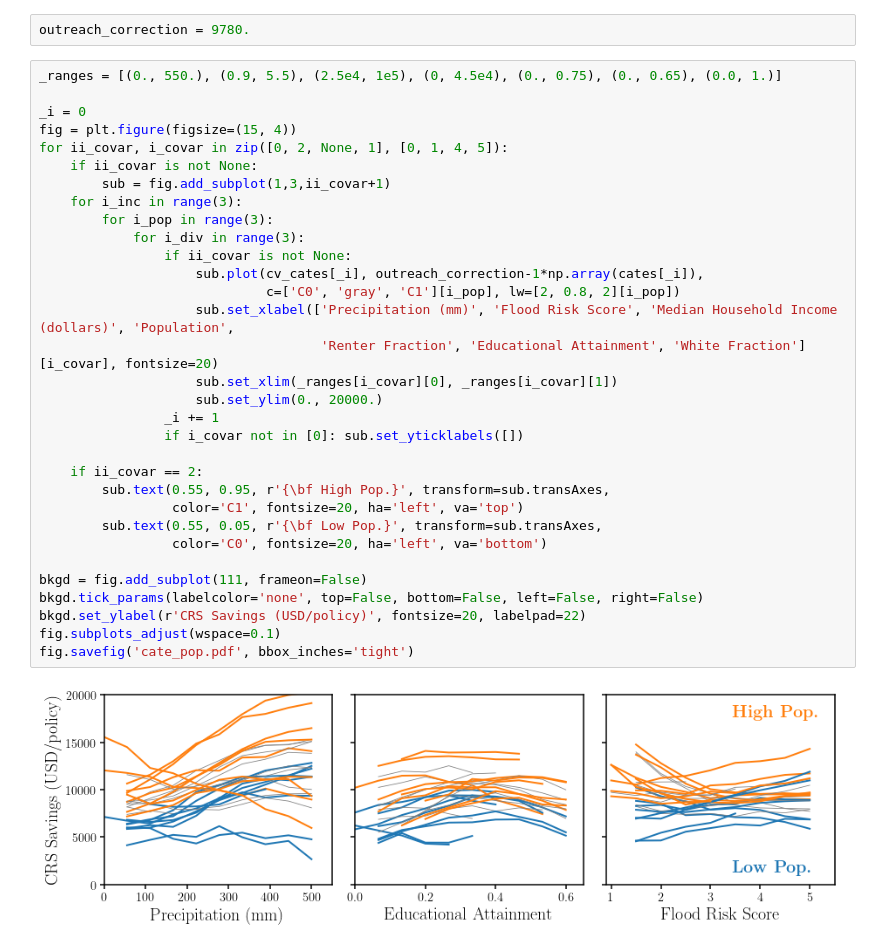
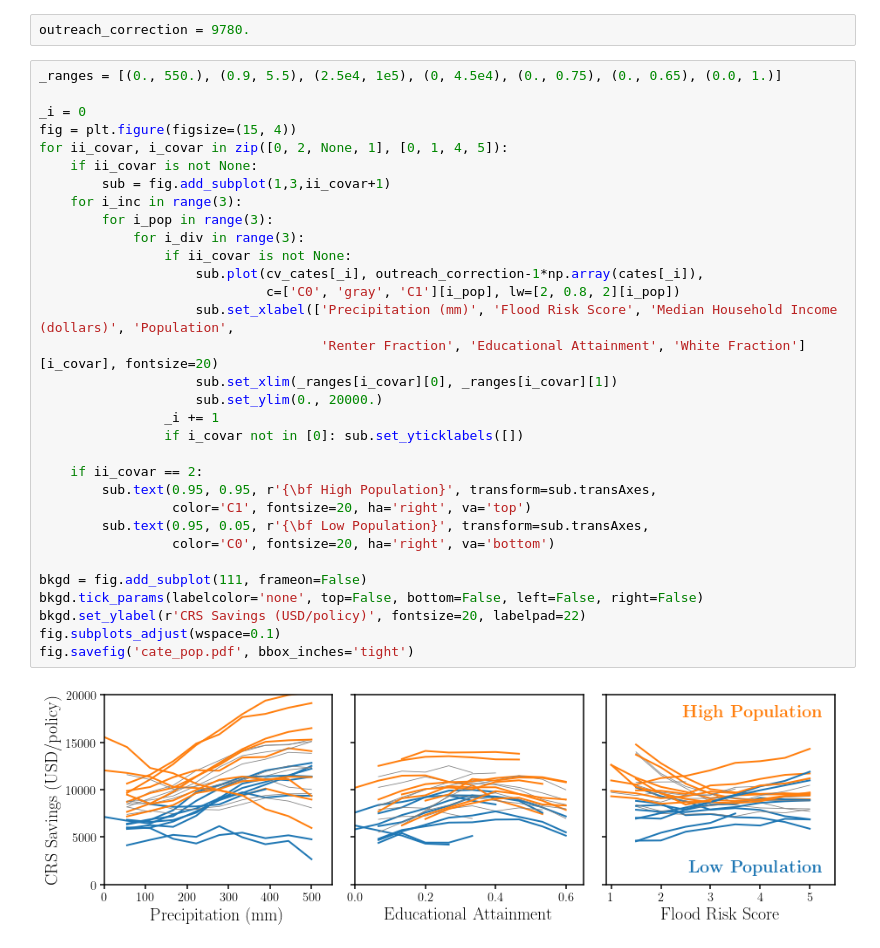
Before and after one commit to changhoonhahn/causalCRS, a Jupyter notebook: nb/cate_pop.ipynb, the cells around one changed output. Saved outputs shown, nothing was run; the diff lists cells and outputs as text.

Commit message:
cleaning up the legend

```diff
--- a/nb/cate_pop.ipynb
+++ b/nb/cate_pop.ipynb
@@ -32,34 +32,34 @@ outreach_correction = 9780.
 # %%
 _ranges = [(0., 550.), (0.9, 5.5), (2.5e4, 1e5), (0, 4.5e4), (0., 0.75), (0., 0.65), (0.0, 1.)]
 
 _i = 0
 fig = plt.figure(figsize=(15, 4))
 for ii_covar, i_covar in zip([0, 2, None, 1], [0, 1, 4, 5]):
     if ii_covar is not None:
         sub = fig.add_subplot(1,3,ii_covar+1)
     for i_inc in range(3):
         for i_pop in range(3):
             for i_div in range(3):
                 if ii_covar is not None:
                     sub.plot(cv_cates[_i], outreach_correction-1*np.array(cates[_i]),
                              c=['C0', 'gray', 'C1'][i_pop], lw=[2, 0.8, 2][i_pop])
                     sub.set_xlabel(['Precipitation (mm)', 'Flood Risk Score', 'Median Household Income (dollars)', 'Population',
                                     'Renter Fraction', 'Educational Attainment', 'White Fraction'][i_covar], fontsize=20)
                     sub.set_xlim(_ranges[i_covar][0], _ranges[i_covar][1])
                     sub.set_ylim(0., 20000.)
                 _i += 1
                 if i_covar not in [0]: sub.set_yticklabels([])
 
     if ii_covar == 2:
-        sub.text(0.55, 0.95, r'{\bf High Pop.}', transform=sub.transAxes,
-                 color='C1', fontsize=20, ha='left', va='top')
-        sub.text(0.55, 0.05, r'{\bf Low Pop.}', transform=sub.transAxes,
-                 color='C0', fontsize=20, ha='left', va='bottom')
+        sub.text(0.95, 0.95, r'{\bf High Population}', transform=sub.transAxes,
+                 color='C1', fontsize=20, ha='right', va='top')
+        sub.text(0.95, 0.05, r'{\bf Low Population}', transform=sub.transAxes,
+                 color='C0', fontsize=20, ha='right', va='bottom')
 
 bkgd = fig.add_subplot(111, frameon=False)
 bkgd.tick_params(labelcolor='none', top=False, bottom=False, left=False, right=False)
 bkgd.set_ylabel(r'CRS Savings (USD/policy)', fontsize=20, labelpad=22)
 fig.subplots_adjust(wspace=0.1)
 fig.savefig('cate_pop.pdf', bbox_inches='tight')
 # %% [output]
-[figure, old version]
+[figure, new version]
```
